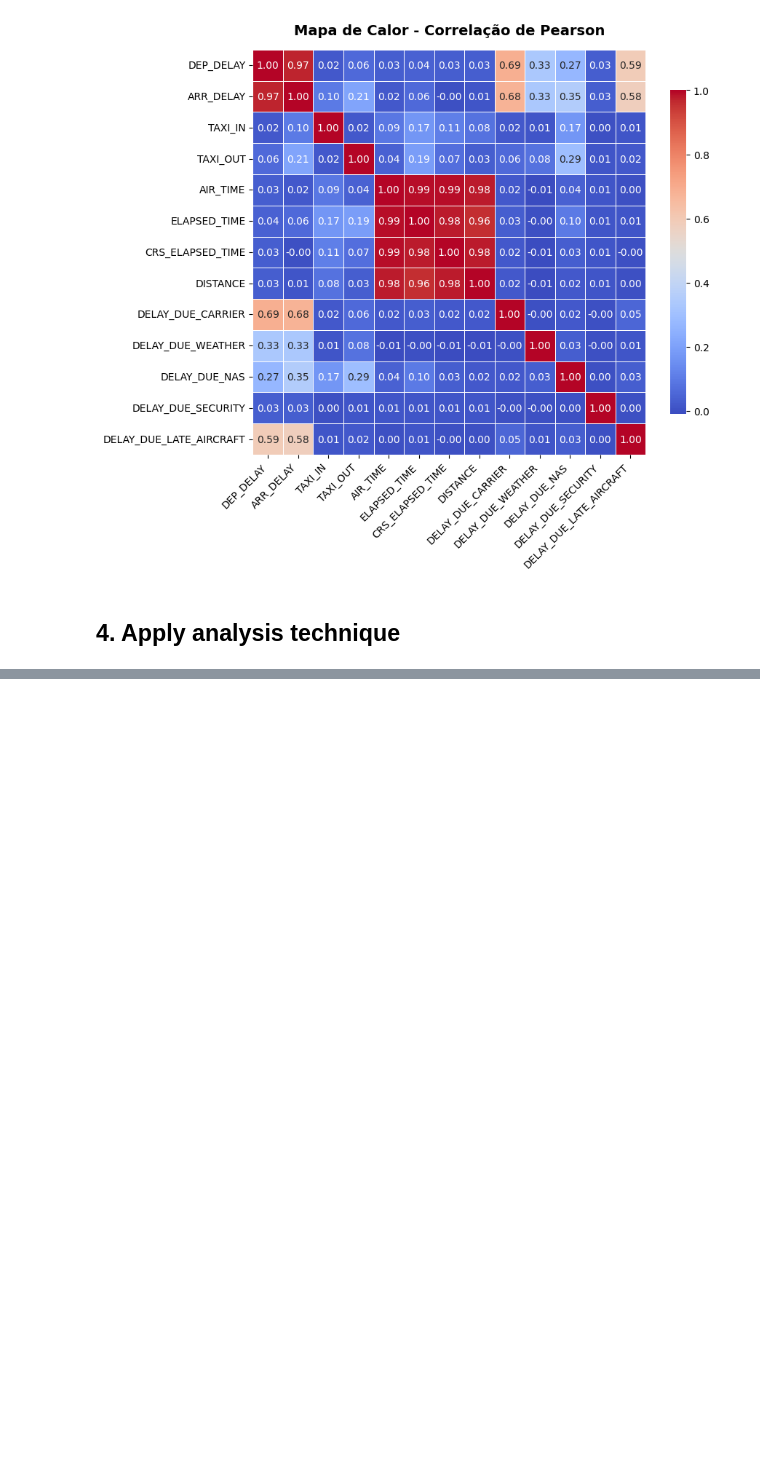
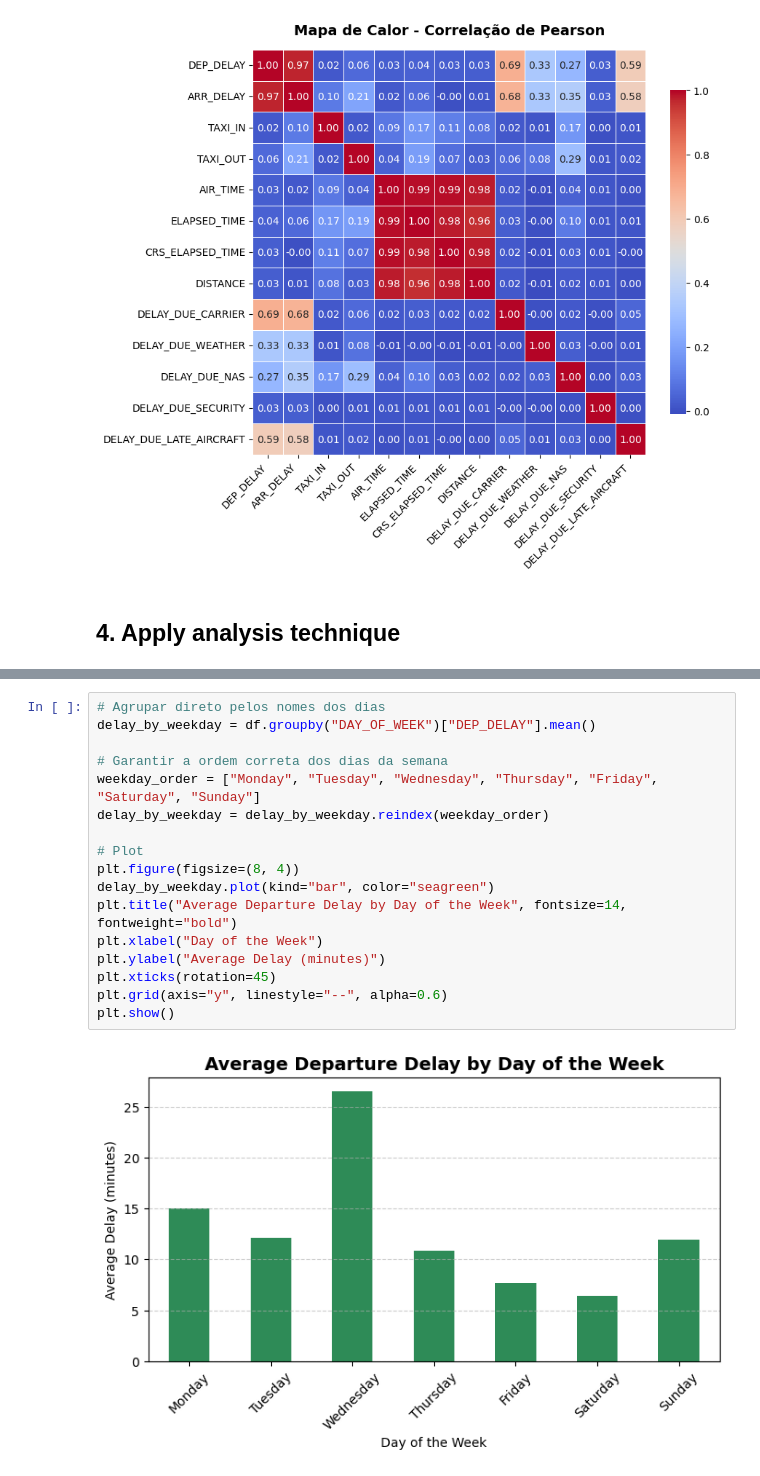
Before and after one commit to vitoriapguimaraes/Python-AnaliseVoos, a Jupyter notebook: scripts/script-vitoria.ipynb, the cells around one changed output, grey strips where cells are left out. Cells and saved outputs as stored; diff of their text form; blank space fills up the shorter version.

```diff
--- a/scripts/script-vitoria.ipynb
+++ b/scripts/script-vitoria.ipynb
@@ -925,0 +986,19 @@ plt.show()
+# %%
+# Agrupar direto pelos nomes dos dias
+delay_by_weekday = df.groupby("DAY_OF_WEEK")["DEP_DELAY"].mean()
+
+# Garantir a ordem correta dos dias da semana
+weekday_order = ["Monday", "Tuesday", "Wednesday", "Thursday", "Friday", "Saturday", "Sunday"]
+delay_by_weekday = delay_by_weekday.reindex(weekday_order)
+
+# Plot
+plt.figure(figsize=(8, 4))
+delay_by_weekday.plot(kind="bar", color="seagreen")
+plt.title("Average Departure Delay by Day of the Week", fontsize=14, fontweight="bold")
+plt.xlabel("Day of the Week")
+plt.ylabel("Average Delay (minutes)")
+plt.xticks(rotation=45)
+plt.grid(axis="y", linestyle="--", alpha=0.6)
+plt.show()
+# %% [output]
+[figure, added]
```
Also changed, not shown: parts of 14 cells of this notebook, 2 other files.
